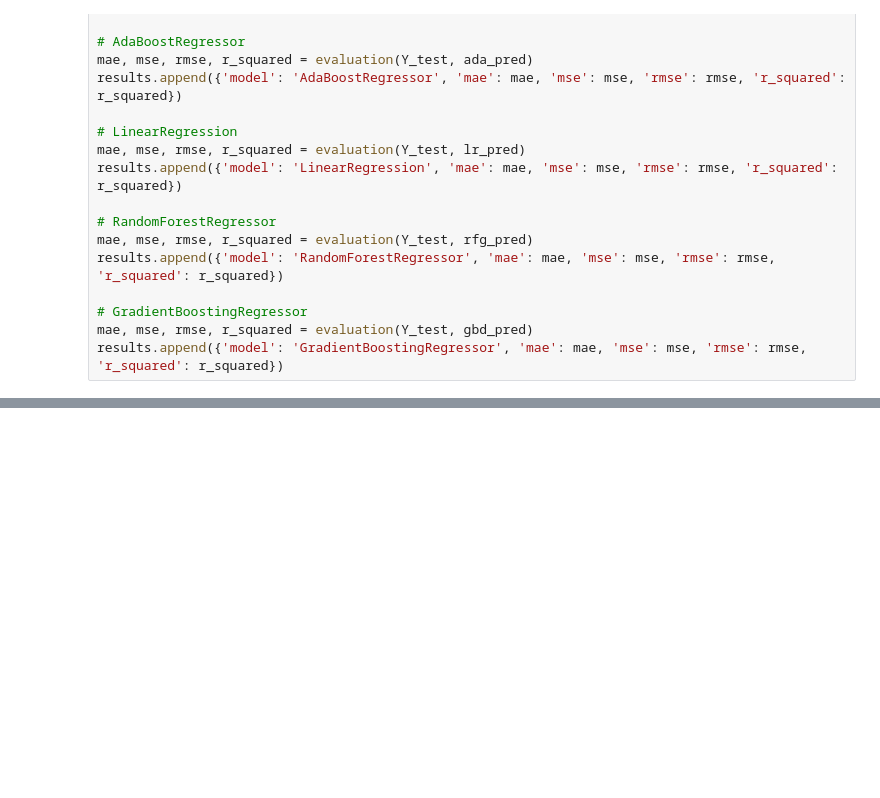
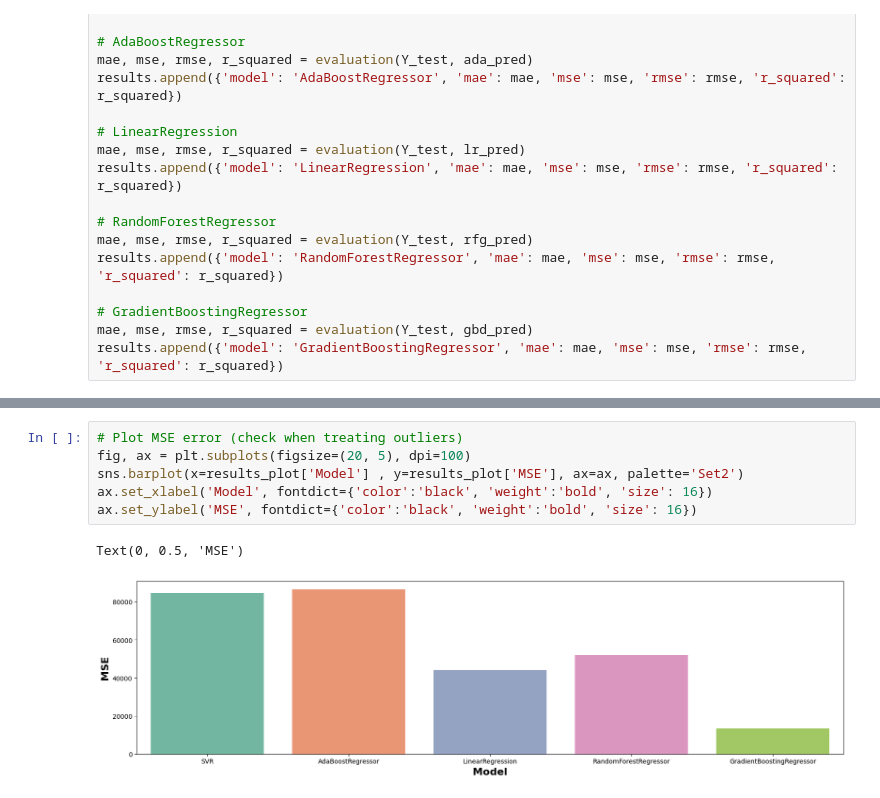
Before and after one commit to rsaSantos/DAA-Project, a Jupyter notebook: Task 1 (Group)/models/paris-airbnb.ipynb, the cells around one changed output, grey strips where cells are left out. Cells and saved outputs as stored; diff of their text form; blank space fills up the shorter version.

```diff
--- a/Task 1 (Group)/models/paris-airbnb.ipynb
+++ b/Task 1 (Group)/models/paris-airbnb.ipynb
@@ -715,0 +757,9 @@ Text(0, 0.5, 'R2 Score')
+# %%
+# Plot MSE error (check when treating outliers)
+fig, ax = plt.subplots(figsize=(20, 5), dpi=100)
+sns.barplot(x=results_plot['Model'] , y=results_plot['MSE'], ax=ax, palette='Set2')
+ax.set_xlabel('Model', fontdict={'color':'black', 'weight':'bold', 'size': 16})
+ax.set_ylabel('MSE', fontdict={'color':'black', 'weight':'bold', 'size': 16})
+# %% [output]
+Text(0, 0.5, 'MSE')
+[figure, added]
```
Also changed, not shown: parts of 5 cells of this notebook.
